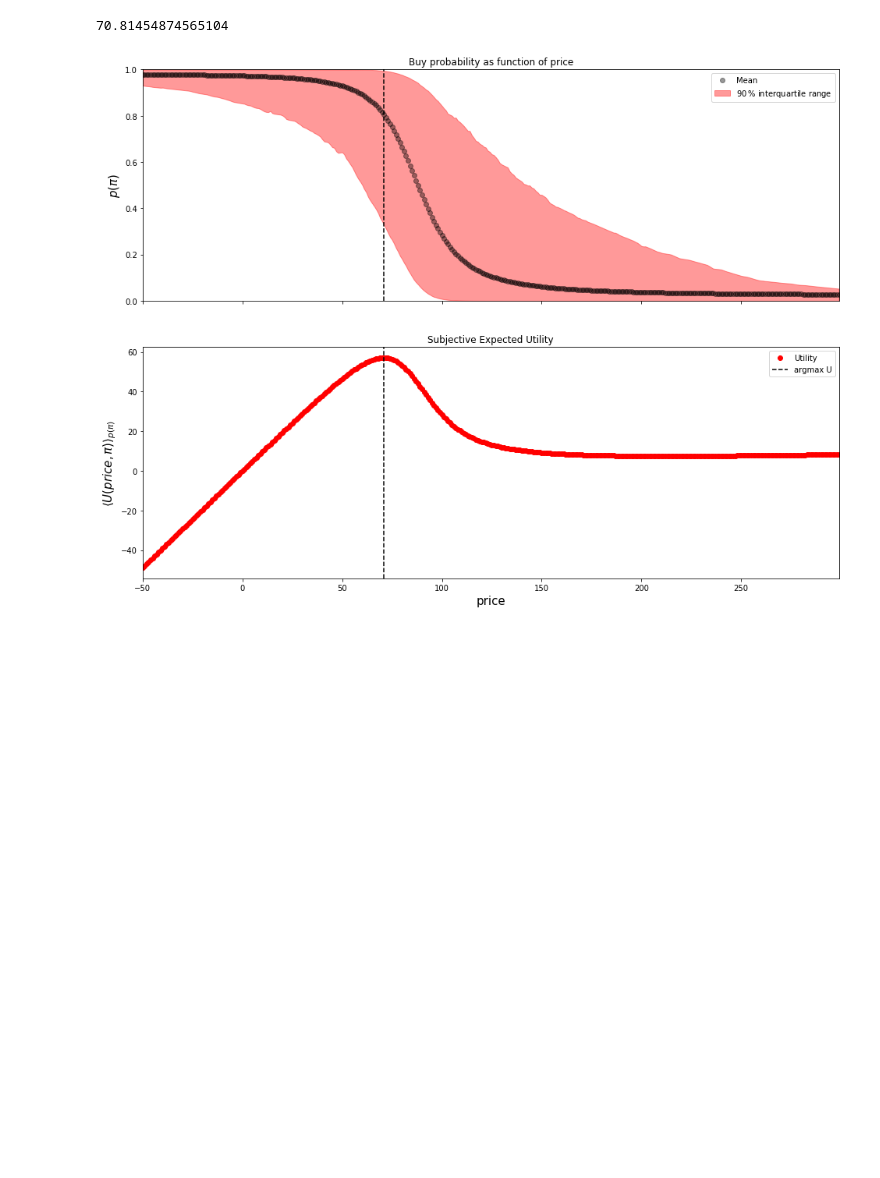
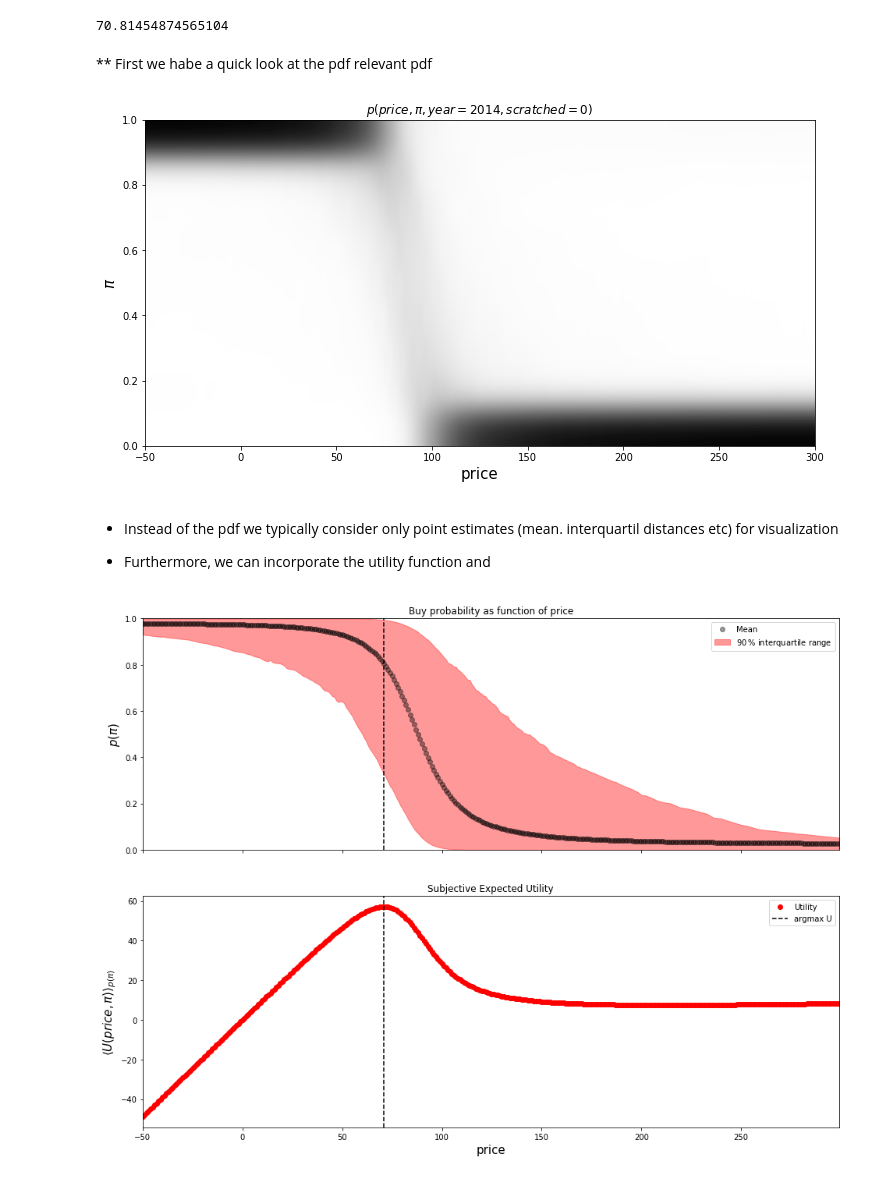
Before and after one commit to 8gradplus/baysian_decision_theory, a Jupyter notebook: simple_decision.ipynb, the cells around one changed output. Drawn from its saved outputs; the diff is of its cells as text; code cells hidden in the pictures; blank space fills up the shorter version.

Commit message:
added contour plot

```diff
--- a/simple_decision.ipynb
+++ b/simple_decision.ipynb
@@ -86,6 +79,34 @@ expected_utility = lambda price: price.flatten() * buy_probability(price).mean(a
 optimum = minimize_scalar(lambda x: -expected_utility(np.array([[x]])).flatten()[0])['x']
 # %% [output]
 70.81454874565104
+# %% [markdown]
+** First we habe a quick look at the pdf relevant pdf
+# %%
+prices = np.arange(-50, 300)
+bins = np.linspace(0, 1, 10, endpoint=True)
+pis = bins[1:]
+pdf = np.zeros((len(prices), len(pis)))
+for p in range(len(prices)):
+    hist, _ = np.histogram(buy_probability(prices[p]), bins=bins)
+    pdf[p, :] = hist
+X, Y = np.meshgrid(prices, pis)
+fig, ax = plt.subplots(figsize=(12,6))
+ax.imshow(pdf.transpose(),
+          interpolation='gaussian',
+          cmap=plt.cm.binary,
+          aspect='auto',
+          origin='lower',
+          extent=(-50, 300, 0, 1),
+          vmax=pdf.max(),
+          vmin=0)
+ax.set_ylabel(r"$\pi$", fontsize=15)
+ax.set_xlabel(r"price", fontsize=15)
+# %% [output]
+[figure, added]
+# %% [markdown]
+* Instead of the pdf we typically consider only point estimates (mean. interquartil distances etc) for visualization
+
+* Furthermore, we can incorporate the utility function and
 # %%
 import numpy as np
 prices = np.arange(-50, 300)[:,None]
```
Also changed, not shown: parts of 3 cells of this notebook.
